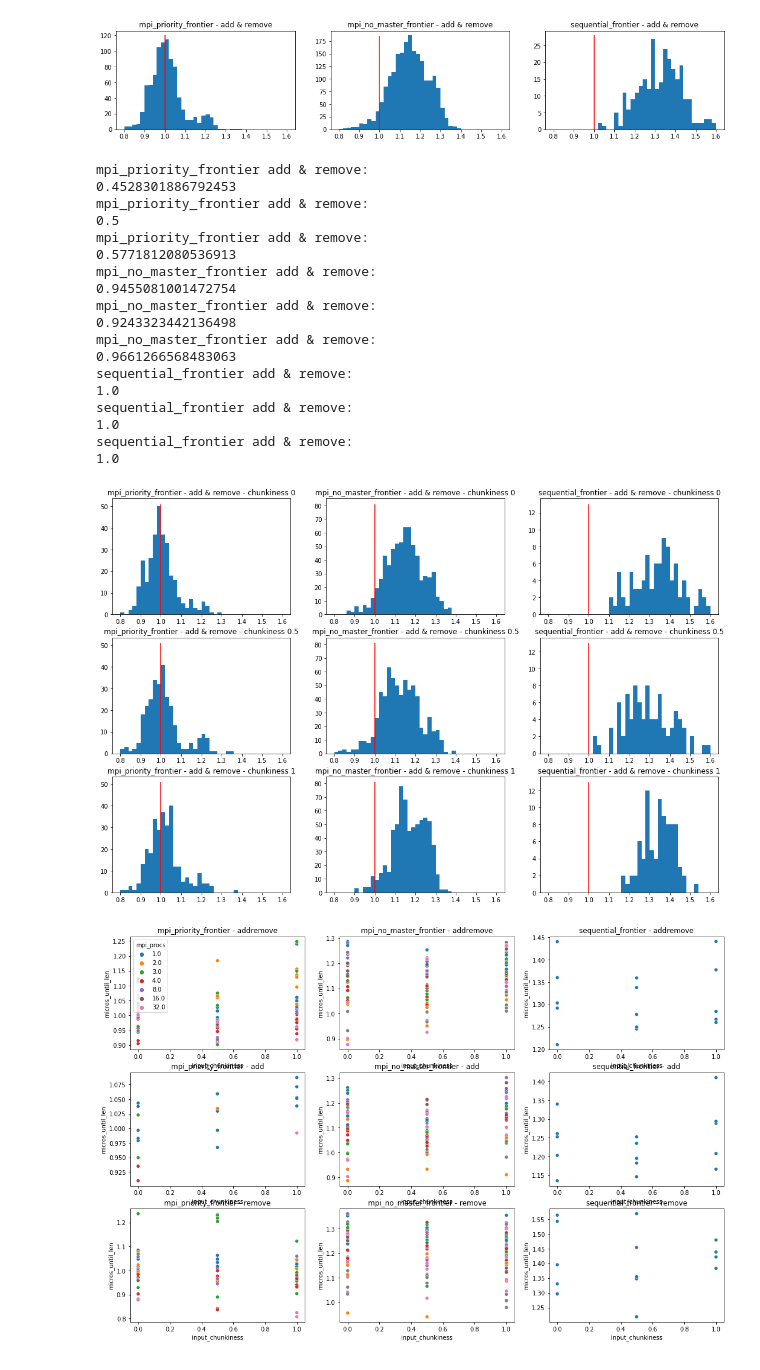
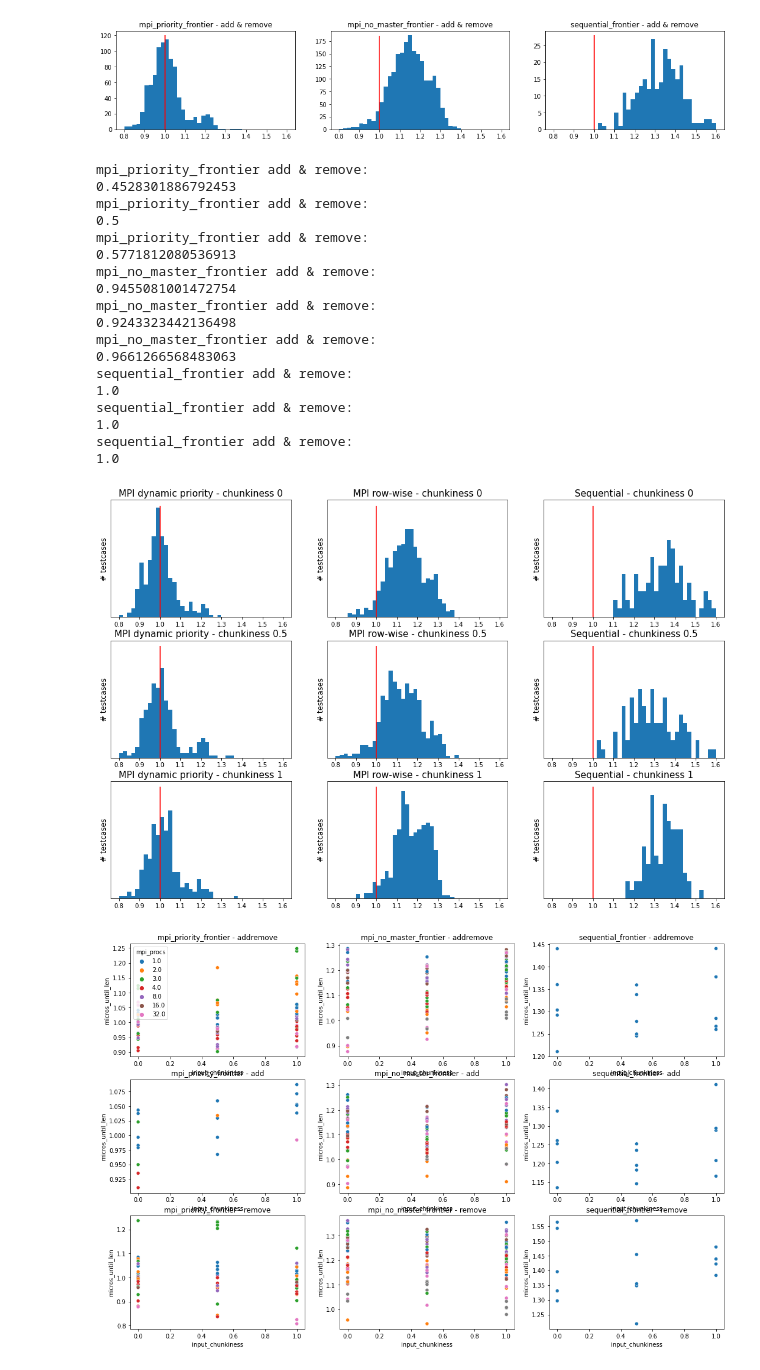
Before and after one commit to tehwalris/mpi-myers-diff, a Jupyter notebook: notebooks/benchmark-analysis-euler-presentation/add_remove_small_simd.ipynb, the cells around one changed output. Drawn from its saved outputs; the diff is of its cells as text; code cells hidden in the pictures.

Commit message:
updated SIMD plots

```diff
--- a/notebooks/benchmark-analysis-euler-presentation/add_remove_small_simd.ipynb
+++ b/notebooks/benchmark-analysis-euler-presentation/add_remove_small_simd.ipynb
@@ -205,36 +205,44 @@ for diff_program_i, diff_program in enumerate(['mpi_priority_frontier', 'mpi_no_
         #hist_values = hist_values[(hist_values < 50) & (temp.sequential > 1000)]
         this_ax = ax[input_chunkiness_i][diff_program_i]
 
-        this_ax.set_title(f'{diff_program} - add & remove - chunkiness {input_chunkiness}')
         if diff_program == 'mpi_priority_frontier':
             hist_max = 51
+            title_name = "MPI dynamic priority"
         else:
             if diff_program == 'mpi_no_master_frontier':
                 hist_max = 81
+                title_name = "MPI row-wise"
             else:
                 hist_max = 13
+                title_name = 'Sequential'
+
+        this_ax.set_title(f'{title_name} - chunkiness {input_chunkiness}', fontsize=15)
         this_ax.vlines(1, 0, hist_max, colors=['Red'])
         this_ax.hist(hist_values, bins=40, range=(0.8, 1.6))
+        this_ax.set_yticks([])
+        this_ax.set_ylabel('# testcases', fontsize=12)
+
+#fig.savefig("/mnt/c/Users/Lowis/Downloads/add_remove_9x9_simd_hists.png", dpi=300, transparent=True)
 # %% [output]
 mpi_priority_frontier add & remove:
 0.4528301886792453
 mpi_priority_frontier add & remove:
 0.5
 mpi_priority_frontier add & remove:
 0.5771812080536913
 mpi_no_master_frontier add & remove:
 0.9455081001472754
 mpi_no_master_frontier add & remove:
 0.9243323442136498
 mpi_no_master_frontier add & remove:
 0.9661266568483063
 sequential_frontier add & remove:
 1.0
 sequential_frontier add & remove:
 1.0
 sequential_frontier add & remove:
 1.0
-[figure, old version]
+[figure, new version]
 # %%
 palette = {mpi_procs: color for mpi_procs, color in zip(sorted(benchmark_results.mpi_procs.dropna().unique()), sns.color_palette())}
 fig, ax = plt.subplots(3, 3, figsize=(18, 12), sharex=False, sharey=False)
```
Also changed, not shown: parts of 1 cell of this notebook, 1 other file.
